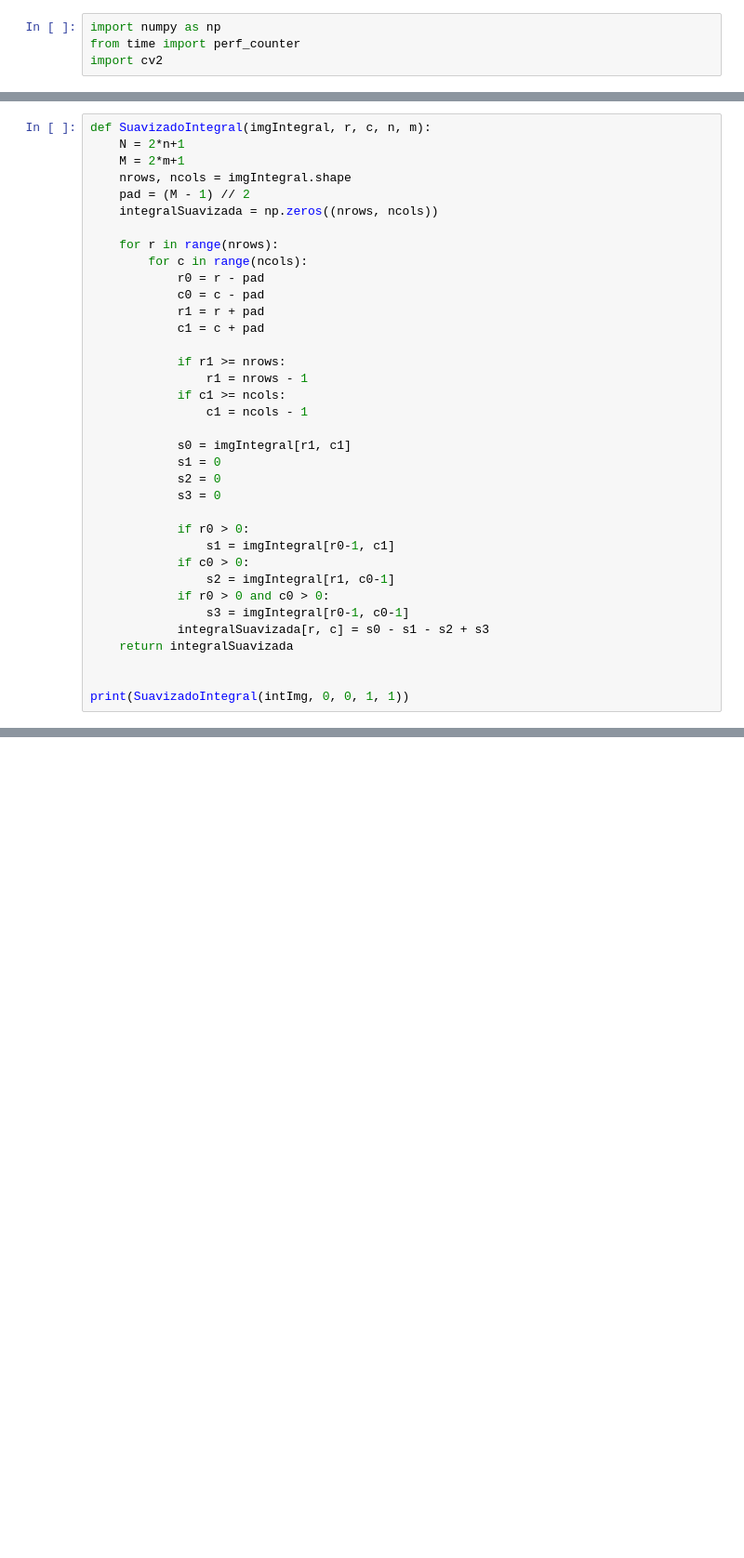
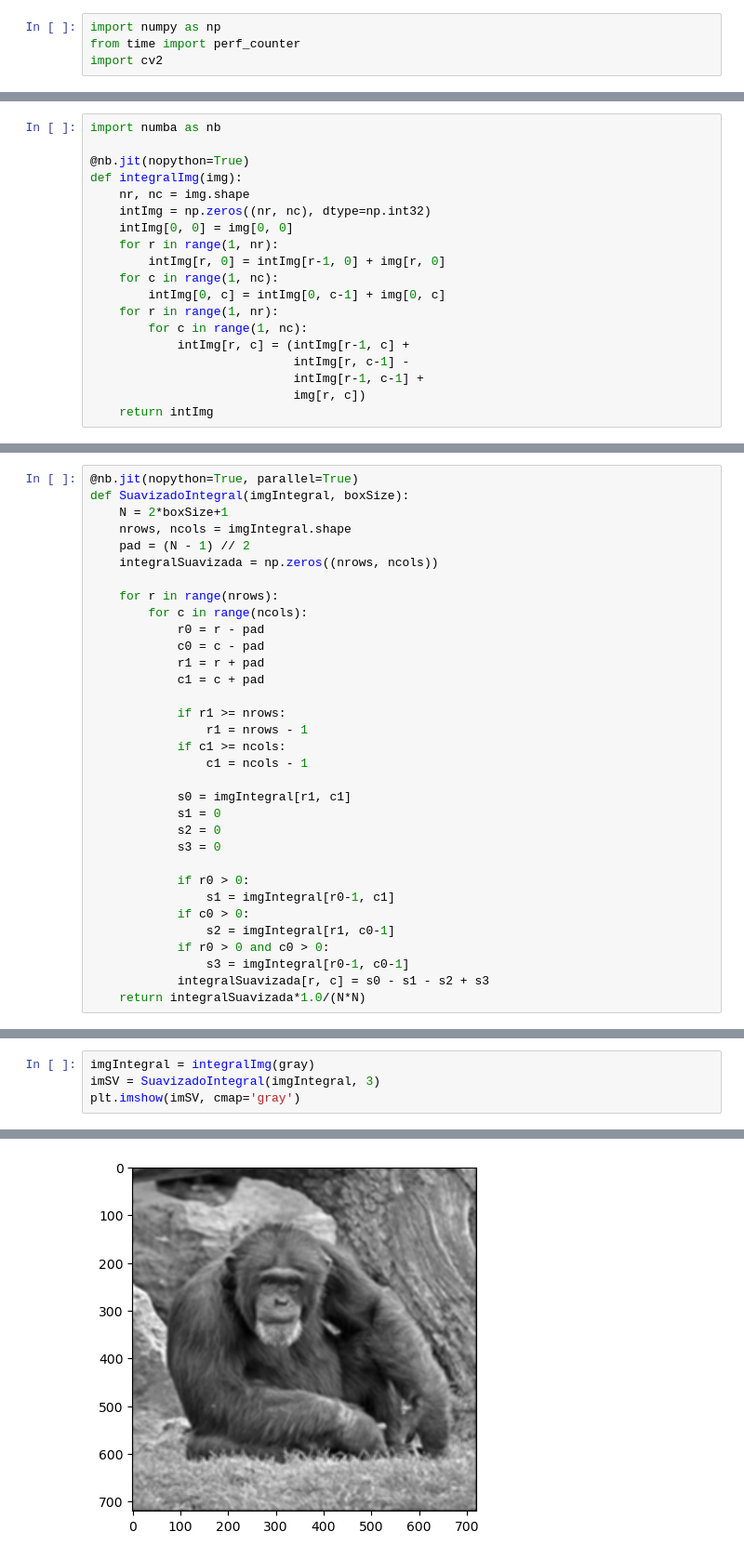
Before and after one commit to el-mimoso/vision, a Jupyter notebook: imintegral.ipynb, the cells around one changed output, grey strips where cells are left out. Shown: that part at 93% size. Drawn from its saved outputs; the diff is of its cells as text; blank space fills up the shorter version.

```diff
--- a/imintegral.ipynb
+++ b/imintegral.ipynb
@@ -54,0 +225,19 @@ Time:  9.549999958835542e-05
+# %%
+import numba as nb
+
+@nb.jit(nopython=True)
+def integralImg(img):
+    nr, nc = img.shape
+    intImg = np.zeros((nr, nc), dtype=np.int32)
+    intImg[0, 0] = img[0, 0]
+    for r in range(1, nr):
+        intImg[r, 0] = intImg[r-1, 0] + img[r, 0]
+    for c in range(1, nc):
+        intImg[0, c] = intImg[0, c-1] + img[0, c]
+    for r in range(1, nr):
+        for c in range(1, nc):
+            intImg[r, c] = (intImg[r-1, c] +
+                            intImg[r, c-1] -
+                            intImg[r-1, c-1] +
+                            img[r, c])
+    return intImg
@@ -55,9 +263,9 @@ Time:  9.549999958835542e-05
 # %%
-def SuavizadoIntegral(imgIntegral, r, c, n, m):
-    N = 2*n+1
-    M = 2*m+1
+@nb.jit(nopython=True, parallel=True)
+def SuavizadoIntegral(imgIntegral, boxSize):
+    N = 2*boxSize+1
     nrows, ncols = imgIntegral.shape
-    pad = (M - 1) // 2
+    pad = (N - 1) // 2
     integralSuavizada = np.zeros((nrows, ncols))
 
     for r in range(nrows):
@@ -84,7 +292,4 @@ def SuavizadoIntegral(imgIntegral, r, c, n, m):
             if r0 > 0 and c0 > 0:
                 s3 = imgIntegral[r0-1, c0-1]
             integralSuavizada[r, c] = s0 - s1 - s2 + s3
-    return integralSuavizada
-
-
-print(SuavizadoIntegral(intImg, 0, 0, 1, 1))
+    return integralSuavizada*1.0/(N*N)
@@ -96,0 +328,5 @@ print(SuavizadoIntegral(intImg, 0, 0, 1, 1))
+# %%
+imgIntegral = integralImg(gray)
+imSV = SuavizadoIntegral(imgIntegral, 3)
+plt.imshow(imSV, cmap='gray')
+# %% [output]
@@ -96,0 +334 @@ print(SuavizadoIntegral(intImg, 0, 0, 1, 1))
+[figure, added]
```
Also changed, not shown: parts of 11 cells of this notebook, 2 other files.
